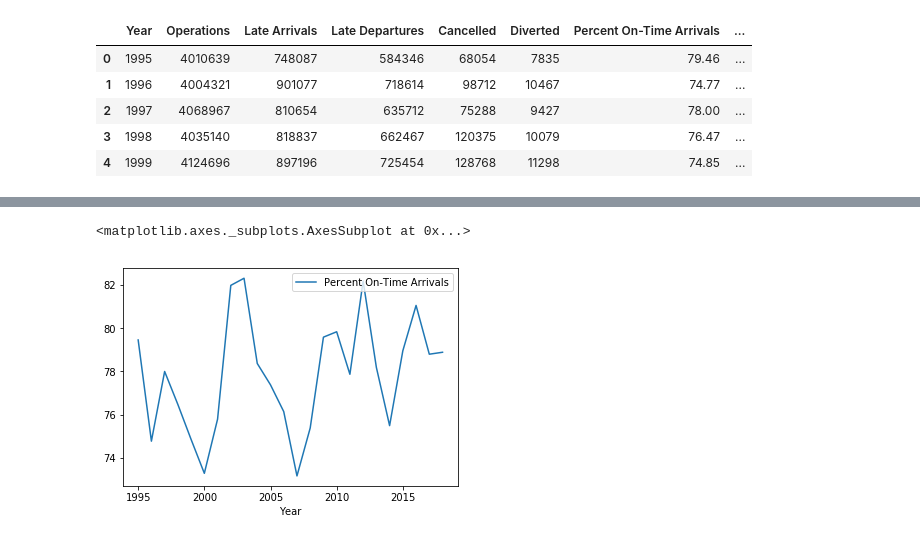
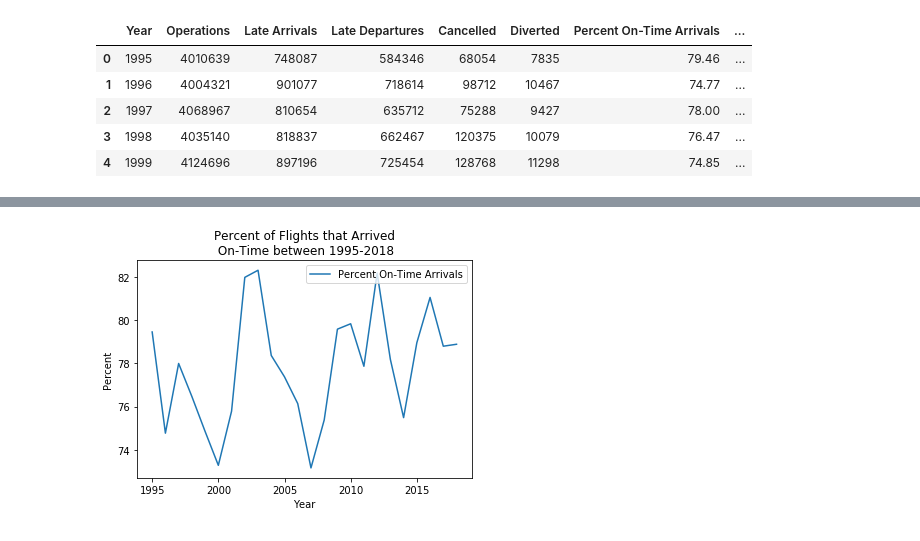
Before and after one commit to ddcruz/Project1, a Jupyter notebook: onTime.ipynb, the cells around one changed output, grey strips where cells are left out. Saved outputs shown, nothing was run; the diff lists cells and outputs as text; code cells hidden in the pictures.

```diff
--- a/onTime.ipynb
+++ b/onTime.ipynb
@@ -61,6 +61,10 @@ plt.pie(sizes, labels=labels, colors=colors,
 # %%
 # plot percent on-time arrival over the years
 df.plot(x='Year', y='Percent On-Time Arrivals')
+plt.title('Percent of Flights that Arrived\n On-Time between 1995-2018')
+plt.xlabel('Year')
+plt.ylabel('Percent')
+
+plt.show()
 # %% [output]
-<matplotlib.axes._subplots.AxesSubplot at 0x...>
-[figure, old version]
+[figure, new version]
```
Also changed, not shown: parts of 5 cells of this notebook.
